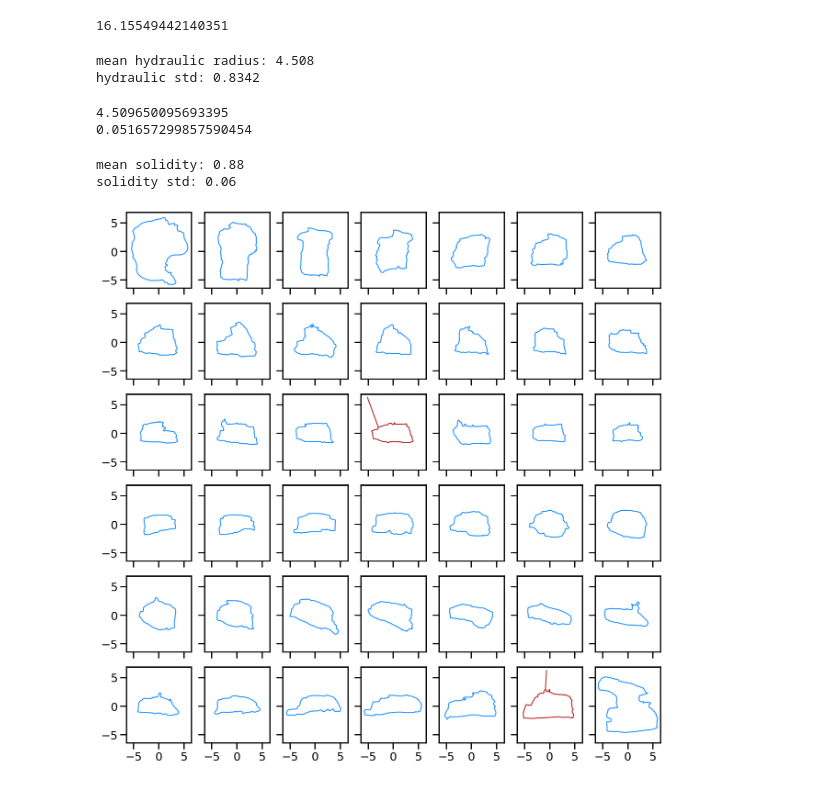
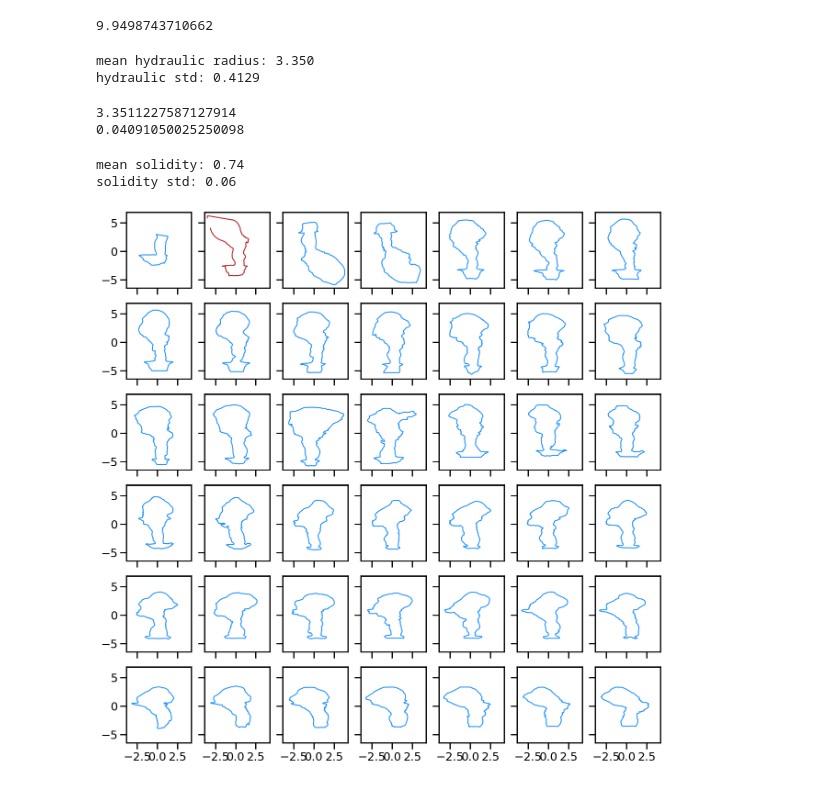
Before and after one commit to ERC-Karst/from_pointcloud_to_mesh, a Jupyter notebook: python/notebooks/07_CalculateGeometricDescriptors.ipynb, the cells around one changed output. Cells and saved outputs as stored; diff of their text form; code cells hidden in the pictures.

```diff
--- a/python/notebooks/07_CalculateGeometricDescriptors.ipynb
+++ b/python/notebooks/07_CalculateGeometricDescriptors.ipynb
@@ -20,9 +20,9 @@ mpl.rcParams['xtick.major.size'] = 10
 mpl.rcParams['ytick.major.width'] = 2
 mpl.rcParams['ytick.major.size'] = 10
 # %%
-BASENAME = "09_GrotteDeVallorbe"
-PASSAGE = "Toboggan"
-section_count = 292
+BASENAME = "12_RuptDuPuits"
+PASSAGE = "Cascade"
+section_count = 100
 PROCESSING_PARAMS = f"../../real_data/{BASENAME}/params.yaml"
 
 params = load(open(PROCESSING_PARAMS), Loader)
@@ -246,13 +270,13 @@ plt.savefig(f"{BASENAME}_stats.pdf")
 # %%
 np.sqrt(len(dh_ok)-1)
 # %% [output]
-16.15549442140351
+9.9498743710662
 # %%
 print("mean hydraulic radius: {:.3f}".format(np.mean(dh_ok)))
 print("hydraulic std: {:.4f}".format(np.std(dh_ok)))
 # %% [output]
-mean hydraulic radius: 4.508
-hydraulic std: 0.8342
+mean hydraulic radius: 3.350
+hydraulic std: 0.4129
 # %%
 nsim = 1000
 dh_bootstrap = np.zeros((nsim))
@@ -262,21 +286,21 @@ for sim in range(nsim):
 print(np.mean(dh_bootstrap))
 print(np.std(dh_bootstrap))
 # %% [output]
-4.509650095693395
-0.051657299857590454
+3.3511227587127914
+0.04091050025250098
 # %%
 print("mean solidity: {:.2f}".format(np.mean(sol_ok[1:])))
 print("solidity std: {:.2f}".format(np.std(sol_ok[1:])))
 # %% [output]
-mean solidity: 0.88
+mean solidity: 0.74
 solidity std: 0.06
 # %%
 fig, axes = plt.subplots(6, 7, sharex= True, sharey=True, figsize= (15, 15))
 
-for section, ax in zip(ordered[0:230:5], axes.flatten()):
+for section, ax in zip(ordered[0:105:2], axes.flatten()):
     if section.flag == "ClosureError":
         ax.plot(section.points2d[:,0], section.points2d[:,1], color = "firebrick")
     else:
         ax.plot(section.points2d[:,0], section.points2d[:,1], color = "dodgerblue")
 # %% [output]
-[figure, old version]
+[figure, new version]
```
Also changed, not shown: parts of 8 cells of this notebook, 8 other files.
